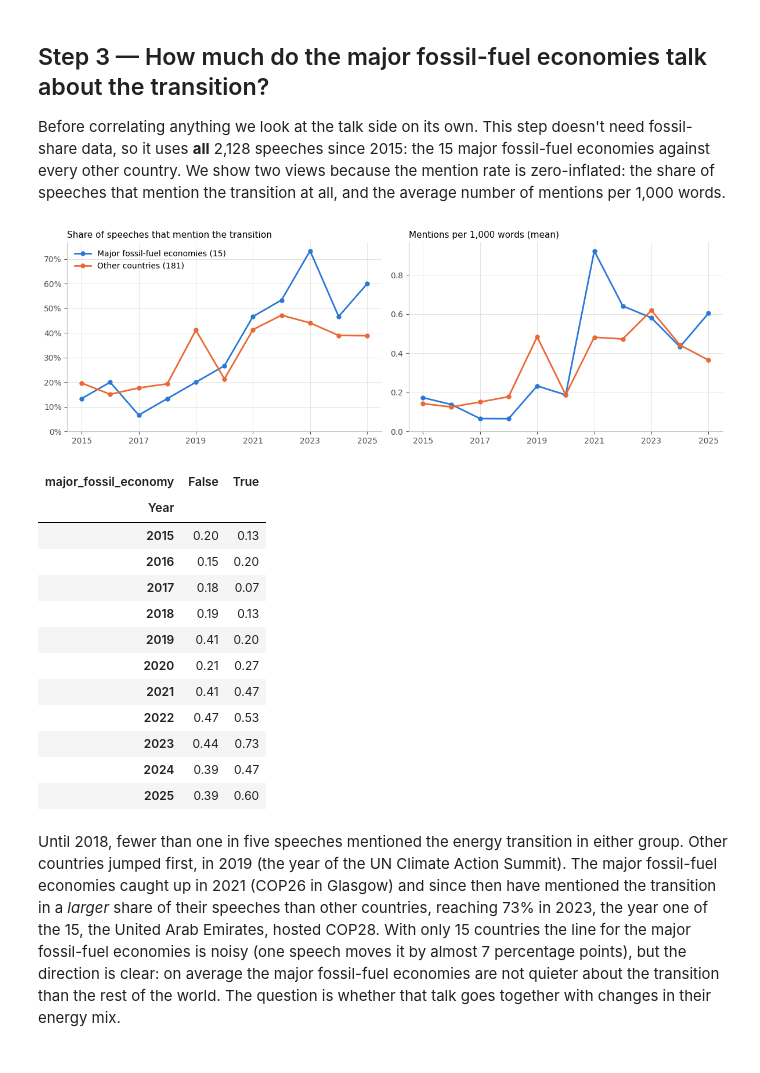
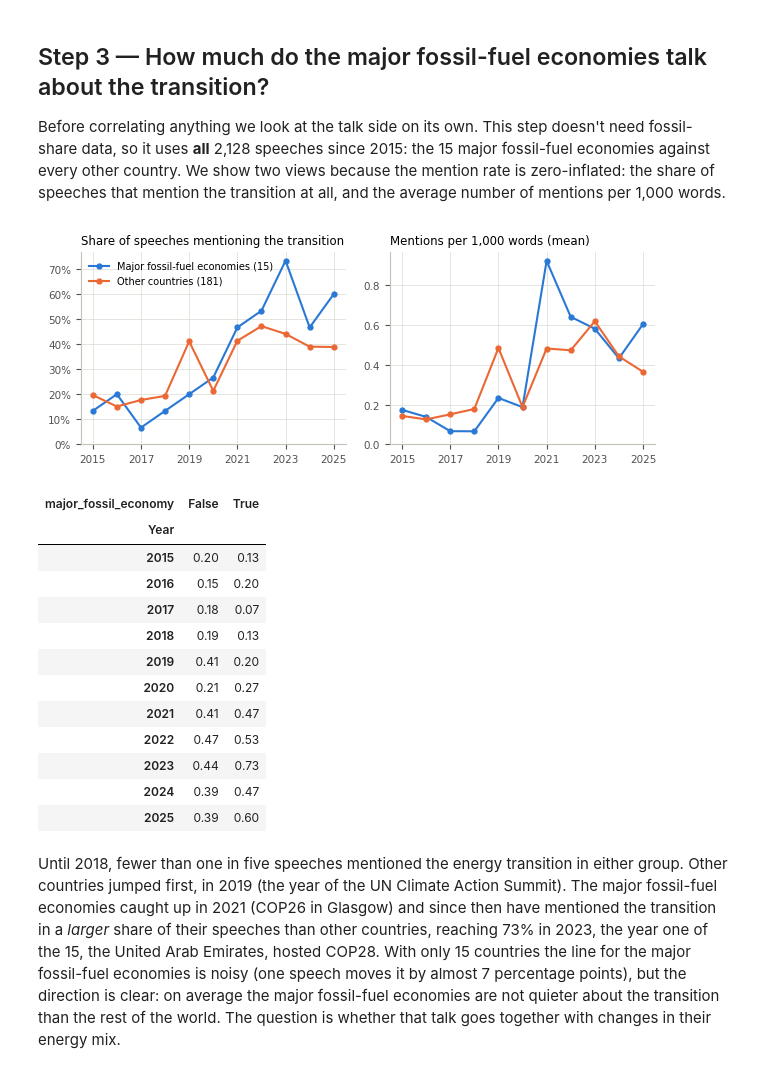
Before and after one commit to emli5303/FoDS-Assignment1, a Jupyter notebook: notebooks/05_eda_combined.ipynb, the cells around one changed output. Cells and saved outputs as stored; diff of their text form; code cells hidden in the pictures.

Commit message:
plot changes

```diff
--- a/notebooks/05_eda_combined.ipynb
+++ b/notebooks/05_eda_combined.ipynb
@@ -134,31 +134,32 @@ mentions per 1,000 words.
 # %%
 yearly = (speeches.groupby(['Year', 'major_fossil_economy'])
           .agg(share_mentioning=('mentions_any', 'mean'), mentions_per_1k=('mentions_per_1k', 'mean'))
           .reset_index())
 
 n_major = speeches.loc[speeches['major_fossil_economy'], 'iso3'].nunique()
 n_other = speeches.loc[~speeches['major_fossil_economy'], 'iso3'].nunique()
 groups = [(True, MAJOR_COLOR, f'Major fossil-fuel economies ({n_major})'), (False, OTHER_COLOR, f'Other countries ({n_other})')]
 
-fig, axes = plt.subplots(1, 2, figsize=(12, 4))
-views = [('share_mentioning', 'Share of speeches that mention the transition', 100),
+fig, axes = plt.subplots(1, 2, figsize=(6.4, 2.6))
+views = [('share_mentioning', 'Share of speeches mentioning the transition', 100),
          ('mentions_per_1k', 'Mentions per 1,000 words (mean)', 1)]
 for ax, (col, title, scale) in zip(axes, views):
     for is_major, color, label in groups:
         g = yearly[yearly['major_fossil_economy'] == is_major]
-        ax.plot(g['Year'], g[col] * scale, color=color, linewidth=2, marker='o', markersize=5, label=label)
-    ax.set_title(title, loc='left')
+        ax.plot(g['Year'], g[col] * scale, color=color, linewidth=1.5, marker='o', markersize=3.5, label=label)
+    ax.set_title(title, loc='left', fontsize=8.5)
+    ax.tick_params(labelsize=7.5)
     ax.set_ylim(bottom=0)
     ax.set_xticks(range(2015, 2026, 2))
 axes[0].yaxis.set_major_formatter(lambda v, _: f'{v:.0f}%')
-axes[0].legend(loc='upper left')
+axes[0].legend(loc='upper left', fontsize=7)
 fig.tight_layout()
 fig.savefig(f'{FIG_DIR}/rq1_talk_over_time.png', dpi=200, bbox_inches='tight')
 plt.show()
 
 yearly.pivot(index='Year', columns='major_fossil_economy', values='share_mentioning').round(2)
 # %% [output]
-[figure, old version]
+[figure, new version]
 | major_fossil_economy | False | True |
 | Year |  |  |
 | 2015 | 0.20 | 0.13 |
```
Also changed, not shown: parts of 1 cell of this notebook, 3 other files.
